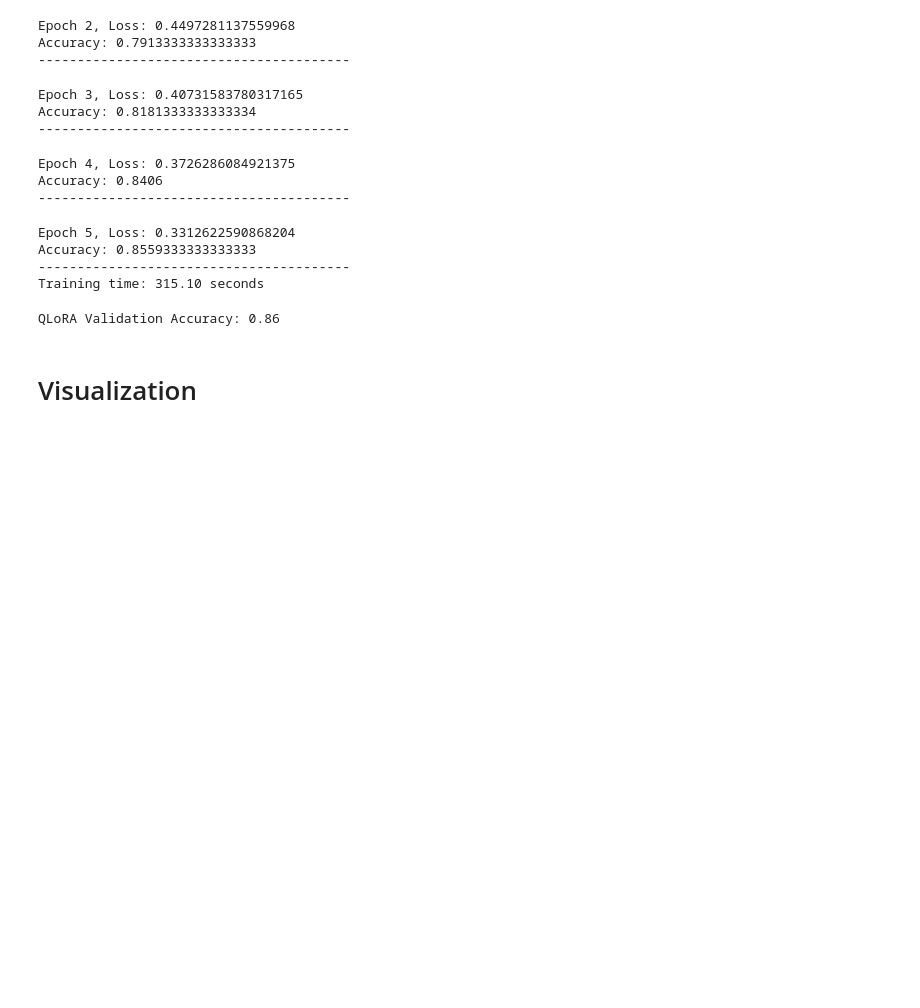
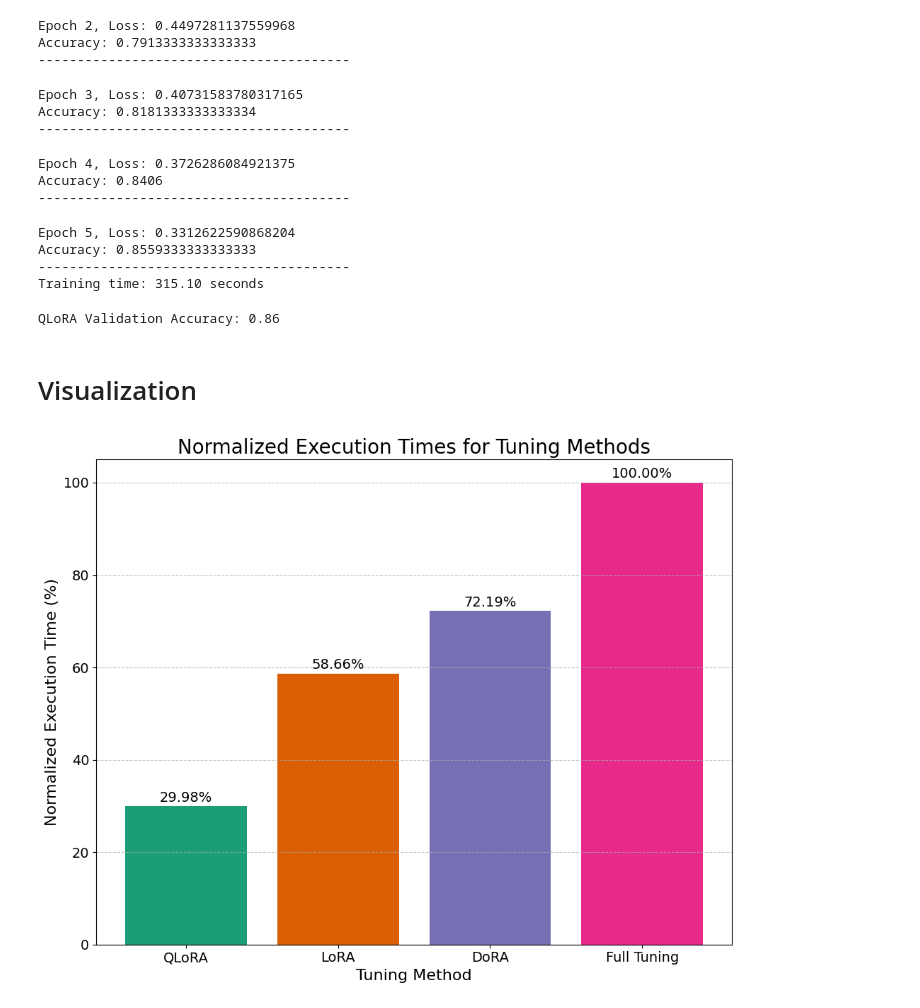
Before and after one commit to readytensor/rt_peft_publication, a Jupyter notebook: peft.ipynb, the cells around one changed output. Cells and saved outputs as stored; diff of their text form; code cells hidden in the pictures; blank space fills up the shorter version.

```diff
--- a/peft.ipynb
+++ b/peft.ipynb
@@ -253,3 +239,5 @@ Epoch 5, Loss: 0.04039179664488677
 Accuracy: 0.9875333333333334
 ----------------------------------------
 Training time: 1051.13 seconds
+# %%
+full_tuning_time = 1051.13
@@ -309,6 +303,8 @@ Epoch 5, Loss: 0.20325684768241098
 Accuracy: 0.9216666666666666
 ----------------------------------------
 Training time: 616.58 seconds
+# %%
+lora_tuning_time = 616.58
 # %%
 saved_time = full_tuning_time - lora_tuning_time
 saved_percent = (saved_time / full_tuning_time) * 100
@@ -515,6 +520,8 @@ Epoch 5, Loss: 0.17597557757216603
 Accuracy: 0.9312666666666667
 ----------------------------------------
 Training time: 758.82 seconds
+# %%
+dora_tuning_time = 758.82
 # %%
 saved_time = full_tuning_time - dora_tuning_time
 saved_percent = (saved_time / full_tuning_time) * 100
@@ -589,6 +600,8 @@ Epoch 5, Loss: 0.3312622590868204
 Accuracy: 0.8559333333333333
 ----------------------------------------
 Training time: 315.10 seconds
+# %%
+qlora_tuning_time = 315.10
 # %%
 qlora_val_accuracy = evaluate_model(model, val_loader)
 print(f"QLoRA Validation Accuracy: {qlora_val_accuracy}")
@@ -596,4 +609,61 @@ print(f"QLoRA Validation Accuracy: {qlora_val_accuracy}")
 QLoRA Validation Accuracy: 0.86
 # %% [markdown]
 # Visualization
+# %%
+import matplotlib.pyplot as plt
+
+# Example execution times (replace with actual values)
+execution_times = {
+    'Full Tuning': full_tuning_time,
+    'LoRA': lora_tuning_time,
+    'DoRA': dora_tuning_time,
+    'QLoRA': qlora_tuning_time
+}
+
+# Normalizing execution times, mapping 'Full Tuning' to 100%
+full_tuning_time = execution_times['Full Tuning']
+normalized_times = {key: (value / full_tuning_time) * 100 for key, value in execution_times.items()}
+
+# Sort the methods by normalized execution times
+sorted_normalized_times = dict(sorted(normalized_times.items(), key=lambda item: item[1]))
+
+# Extract sorted keys and values for plotting
+sorted_methods = list(sorted_normalized_times.keys())
+sorted_times = list(sorted_normalized_times.values())
+
+# Create the sorted bar chart with a grid and a different color scheme
+plt.figure(figsize=(10, 8))
+
+# Use a different color scheme (e.g., 'Set2')
+colors = plt.get_cmap('Dark2').colors
+
+# Create the bar chart with a grid
+plt.bar(sorted_methods, sorted_times, color=colors)
+
+# Add grid to the background
+plt.grid(True, axis='y', linestyle='--', alpha=0.7)
+
+# Add labels and title
+plt.xlabel('Tuning Method', fontsize=16)
+plt.ylabel('Normalized Execution Time (%)', fontsize=16)
+plt.title('Normalized Execution Times for Tuning Methods', fontsize=20)
+
+plt.xticks(fontsize=14)
+plt.yticks(fontsize=14)
+
+# Display the values on the bars
+for i, time in enumerate(sorted_times):
+    plt.text(i, time + 1, f'{time:.2f}%', ha='center', fontsize=14)
+
+# Display the plot
+plt.tight_layout()
+plt.savefig('./imgs/execution_times.png')
+plt.show()
+
+qlora_color = colors[0]
+lora_color = colors[1]
+dora_color = colors[2]
+full_tuning_color = colors[3]
+# %% [output]
+[figure, added]
 # %%
```
Also changed, not shown: parts of 24 cells of this notebook, 4 other files.
